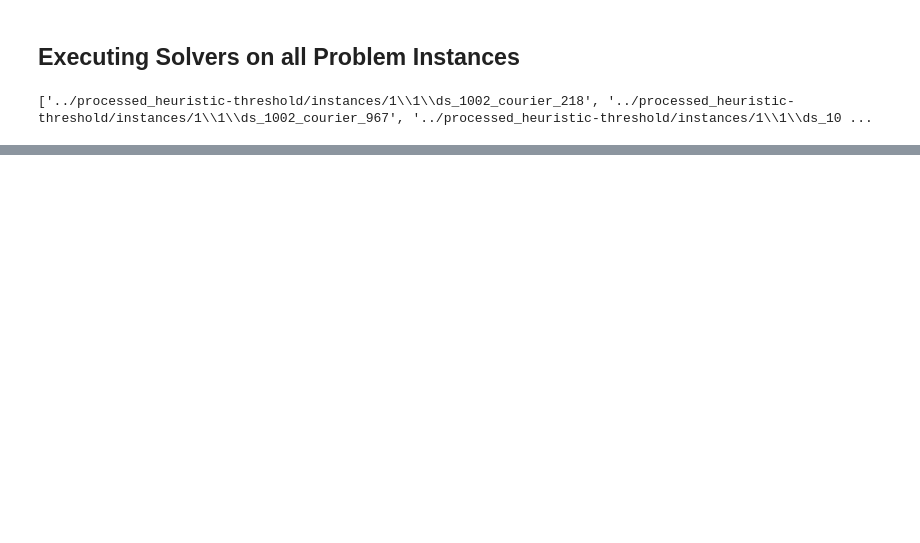
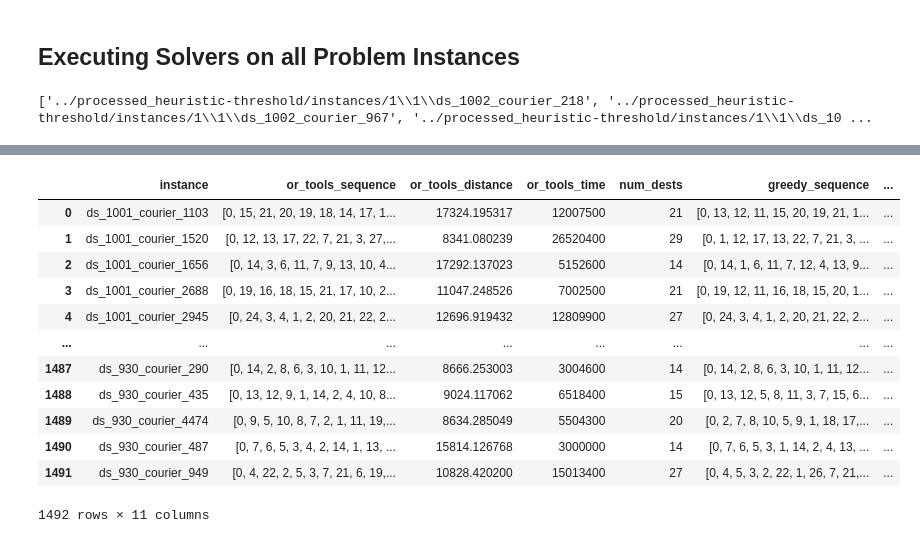
Before and after one commit to issacj-17/2024_SUTD_50021_AI_Project, a Jupyter notebook: notebooks/2024_AI_Group_29_LaDe_Evaluation.ipynb, the cells around one changed output, grey strips where cells are left out. Saved outputs shown, nothing was run; the diff lists cells and outputs as text; code cells hidden in the pictures; blank space fills up the shorter version.

```diff
--- a/notebooks/2024_AI_Group_29_LaDe_Evaluation.ipynb
+++ b/notebooks/2024_AI_Group_29_LaDe_Evaluation.ipynb
@@ -642,0 +647,6 @@ The number of points is too large for dynamic
+# %%
+christofides_df = christofides_df.astype({"instance": str, "distance (m)": "float64", "time (ns)": "int64", "num_dests": "int64"})
+or_tools_df = or_tools_df.astype({"instance": str, "distance (m)": "float64", "time (ns)": "int64", "num_dests": "int64"})
+greedy_df = greedy_df.astype({"instance": str, "distance (m)": "float64", "time (ns)": "int64", "num_dests": "int64"})
+# gnn_v1_df = gnn_v1_df.astype({"instance": str, "distance (m)": "float64", "time (ns)": "int64", "num_dests": "int64"})
+# dynamic_prog_df = dynamic_prog_df.astype({"instance": str, "distance (m)": "float64", "time (ns)": "int64", "num_dests": "int64})
@@ -642,0 +682,3 @@ The number of points is too large for dynamic
+# %%
+christofides_df.rename(columns={"sequence": "christofides_sequence", "distance (m)": "christofides_distance", "time (ns)": "christofides_time"}, inplace=True)
+display(christofides_df)
@@ -642,0 +699,3 @@ The number of points is too large for dynamic
+# %%
+or_tools_df.rename(columns={"sequence": "or_tools_sequence", "distance (m)": "or_tools_distance", "time (ns)": "or_tools_time"}, inplace=True)
+display(or_tools_df)
@@ -646,0 +743,18 @@ Created in <span style='font-weight:600;margin-left:4px;'>Deepnote</span></a>
+# %%
+combined_df = pd.concat([or_tools_df, greedy_df, christofides_df], axis=1)
+combined_df = combined_df.loc[:,~combined_df.columns.duplicated()]
+display(combined_df)
+# %% [output]
+|  | instance | or_tools_sequence | or_tools_distance | or_tools_time | num_dests | greedy_sequence | ... |
+| 0 | ds_1001_courier_1103 | [0, 15, 21, 20, 19, 18, 14, 17, 1... | 17324.195317 | 12007500 | 21 | [0, 13, 12, 11, 15, 20, 19, 21, 1... | ... |
+| 1 | ds_1001_courier_1520 | [0, 12, 13, 17, 22, 7, 21, 3, 27,... | 8341.080239 | 26520400 | 29 | [0, 1, 12, 17, 13, 22, 7, 21, 3, ... | ... |
+| 2 | ds_1001_courier_1656 | [0, 14, 3, 6, 11, 7, 9, 13, 10, 4... | 17292.137023 | 5152600 | 14 | [0, 14, 1, 6, 11, 7, 12, 4, 13, 9... | ... |
+| 3 | ds_1001_courier_2688 | [0, 19, 16, 18, 15, 21, 17, 10, 2... | 11047.248526 | 7002500 | 21 | [0, 19, 12, 11, 16, 18, 15, 20, 1... | ... |
+| 4 | ds_1001_courier_2945 | [0, 24, 3, 4, 1, 2, 20, 21, 22, 2... | 12696.919432 | 12809900 | 27 | [0, 24, 3, 4, 1, 2, 20, 21, 22, 2... | ... |
+| ... | ... | ... | ... | ... | ... | ... | ... |
+| 1487 | ds_930_courier_290 | [0, 14, 2, 8, 6, 3, 10, 1, 11, 12... | 8666.253003 | 3004600 | 14 | [0, 14, 2, 8, 6, 3, 10, 1, 11, 12... | ... |
+| 1488 | ds_930_courier_435 | [0, 13, 12, 9, 1, 14, 2, 4, 10, 8... | 9024.117062 | 6518400 | 15 | [0, 13, 12, 5, 8, 11, 3, 7, 15, 6... | ... |
+| 1489 | ds_930_courier_4474 | [0, 9, 5, 10, 8, 7, 2, 1, 11, 19,... | 8634.285049 | 5504300 | 20 | [0, 2, 7, 8, 10, 5, 9, 1, 18, 17,... | ... |
+| 1490 | ds_930_courier_487 | [0, 7, 6, 5, 3, 4, 2, 14, 1, 13, ... | 15814.126768 | 3000000 | 14 | [0, 7, 6, 5, 3, 1, 14, 2, 4, 13, ... | ... |
+| 1491 | ds_930_courier_949 | [0, 4, 22, 2, 5, 3, 7, 21, 6, 19,... | 10828.420200 | 15013400 | 27 | [0, 4, 5, 3, 2, 22, 1, 26, 7, 21,... | ... |
+1492 rows × 11 columns
```
Also changed, not shown: parts of 30 cells of this notebook.
